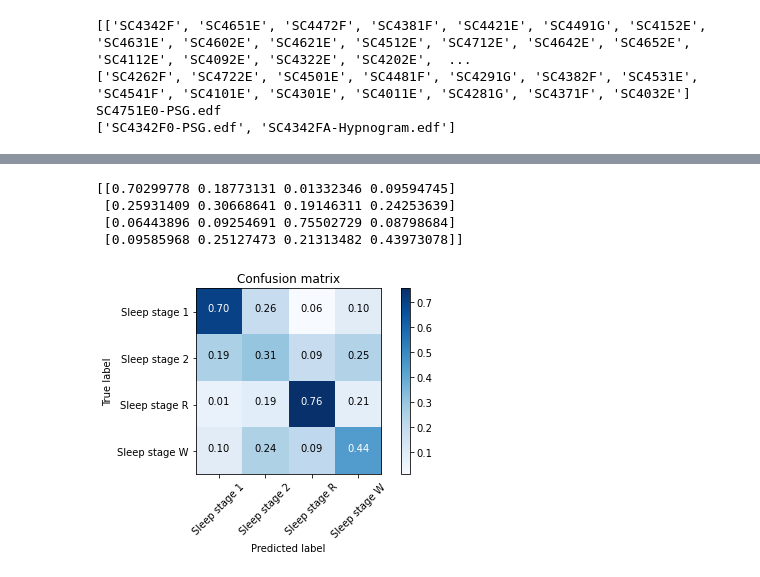
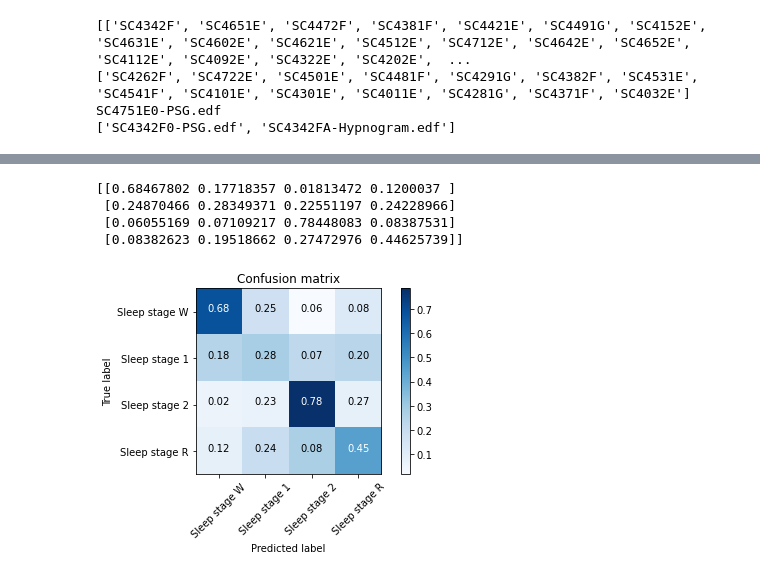
Before and after one commit to byhyu/sleep-stage-classification, a Jupyter notebook: playground/RandomForest.ipynb, the cells around one changed output, grey strips where cells are left out. Cells and saved outputs as stored; diff of their text form; code cells hidden in the pictures.

Commit message:
tested a few models and added doc for preliminary results

```diff
--- a/playground/RandomForest.ipynb
+++ b/playground/RandomForest.ipynb
@@ -242,8 +249,12 @@ training_sets, test_sets = data_split(file_pairs, seed=0, training_ratio=0.8, cv
 # print("Training set \n", training_sets)
 # print("Test set \n", test_sets)
 
+RandomForestClassifier
 pipe = make_pipeline(FunctionTransformer(eeg_power_band, validate=False),
-                     RandomForestClassifier(n_estimators=100, random_state=42))
+                     RandomForestClassifier(n_estimators=100, random_state=42, max_depth=8))
+
+# pipe = make_pipeline(FunctionTransformer(eeg_power_band, validate=False),
+#                      SVC(gamma=1e-5, C=0.2))
 
 left_out = cv_fold - 1
 # Train with cross validation
@@ -270,7 +281,7 @@ for _ in range(cv_fold):
 #     print("CV ROC AUC score: {}".format(np.average(cv_roc_aucs)))
     left_out -= 1
 
-filename = './random_forest0.sav'
+filename = 'saved_models/random_forest1.sav'
 pickle.dump(pipe, open(filename, 'wb'))
 # %% [output]
 Extracting EDF parameters from /home/jovyan/physionet.org/files/sleep-edfx/1.0.0/sleep-cassette/SC4342F0-PSG.edf...
@@ -382,10 +400,10 @@ def plot_confusion_matrix(cm, class_names, figurename):
     plt.savefig(figurename)
 # %%
 
-plot_confusion_matrix(cm_total, ['Sleep stage 1', 'Sleep stage 2', 'Sleep stage R', 'Sleep stage W'], './plots/rf0_cm.png')
+plot_confusion_matrix(cm_total, ['Sleep stage W', 'Sleep stage 1', 'Sleep stage 2', 'Sleep stage R'], './plots/rf1_cm.png')
 # %% [output]
-[[0.70299778 0.18773131 0.01332346 0.09594745]
- [0.25931409 0.30668641 0.19146311 0.24253639]
- [0.06443896 0.09254691 0.75502729 0.08798684]
- [0.09585968 0.25127473 0.21313482 0.43973078]]
+[[0.68467802 0.17718357 0.01813472 0.1200037 ]
+ [0.24870466 0.28349371 0.22551197 0.24228966]
+ [0.06055169 0.07109217 0.78448083 0.08387531]
+ [0.08382623 0.19518662 0.27472976 0.44625739]]
-[figure, old version]
+[figure, new version]
```
Also changed, not shown: parts of 6 cells of this notebook, 10 other files.
